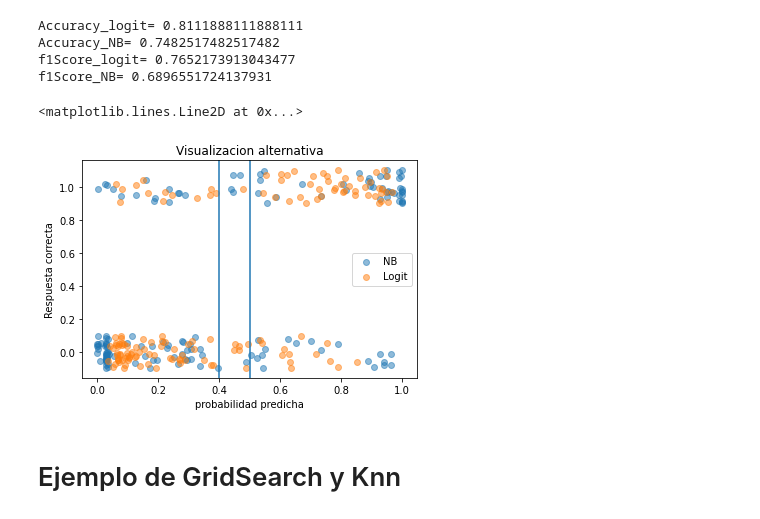
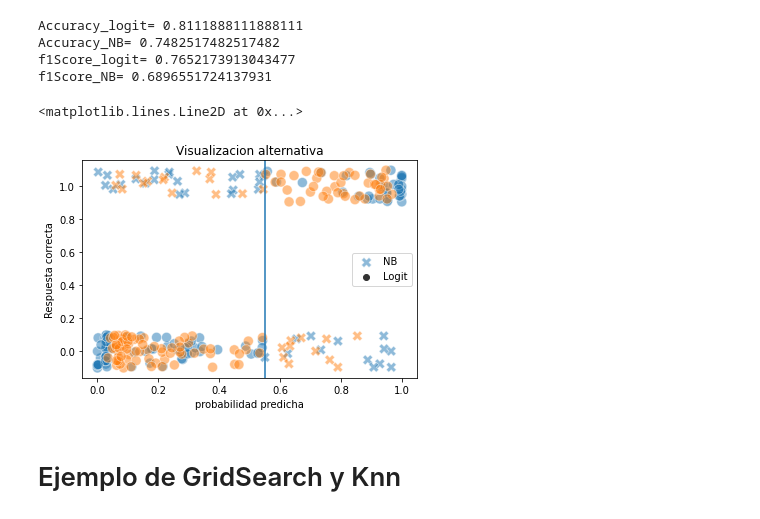
Before and after one commit to IonatanPerez/Cursos_DHDS_CN13, a Jupyter notebook: Clases/C30 - Evaluacion y metricas/Ejemplo_Titanic.ipynb, the cells around one changed output. Cells and saved outputs as stored; diff of their text form; code cells hidden in the pictures.

```diff
--- a/Clases/C30 - Evaluacion y metricas/Ejemplo_Titanic.ipynb
+++ b/Clases/C30 - Evaluacion y metricas/Ejemplo_Titanic.ipynb
@@ -269,26 +273,32 @@ f1Score_NB= 0.6896551724137931
 # %%
 # Otra forma de verlo
 import random
+
+random.seed(0)
 
 y_probs_nb # NaiveBayes probability
 y_pred_proba # Logistic probability
 y_test
 y_test_modificado = y_test + [random.random()/5-0.1 for _ in range(len(y_test))]
-umbral1 = 0.5
-umbral2 = 0.4
+umbral = 0.55
+#umbral2 = 0.4
+y_style_nb = (y_probs_nb[:,1]>umbral) - y_test == 0
+y_style_log = (y_pred_proba[:,1]>umbral) - y_test == 0
 
 fig, ax = plt.subplots()
-ax.scatter(y_probs_nb[:,1],y_test_modificado, alpha=0.5)
-ax.scatter(y_pred_proba[:,1],y_test_modificado, alpha=0.5)
+
+
+sns.scatterplot(y_probs_nb[:,1],y_test_modificado, alpha=0.5, style=y_style_nb, style_order=[True, False], s=100, ax=ax)
+sns.scatterplot(y_pred_proba[:,1],y_test_modificado, alpha=0.5, style=y_style_log, style_order=[True, False], s=100, ax=ax)
 ax.legend(['NB','Logit'])
 plt.xlabel('probabilidad predicha')
 plt.ylabel('Respuesta correcta')
 plt.title('Visualizacion alternativa')
-plt.axvline(x=umbral1)
-plt.axvline(x=umbral2)
+plt.axvline(x=umbral)
+#plt.axvline(x=umbral2)
 # %% [output]
 <matplotlib.lines.Line2D at 0x...>
-[figure, old version]
+[figure, new version]
 # %% [markdown]
 # Ejemplo de GridSearch y Knn
 # %%
```
Also changed, not shown: parts of 1 cell of this notebook, 4 other files.
